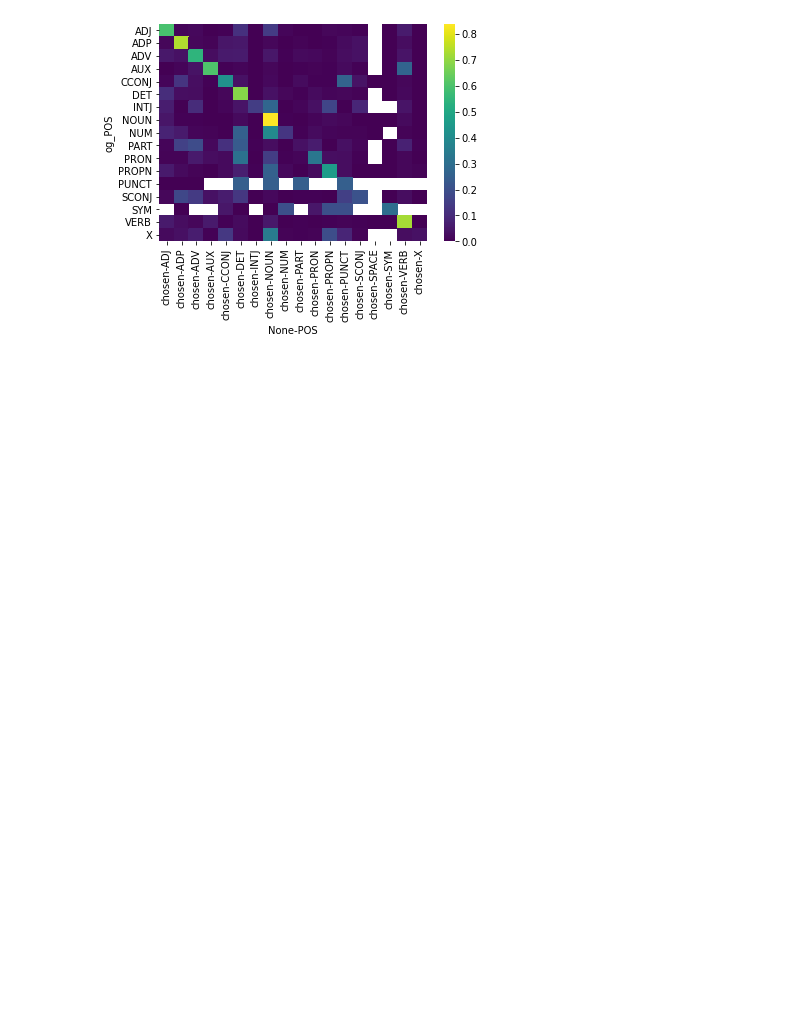
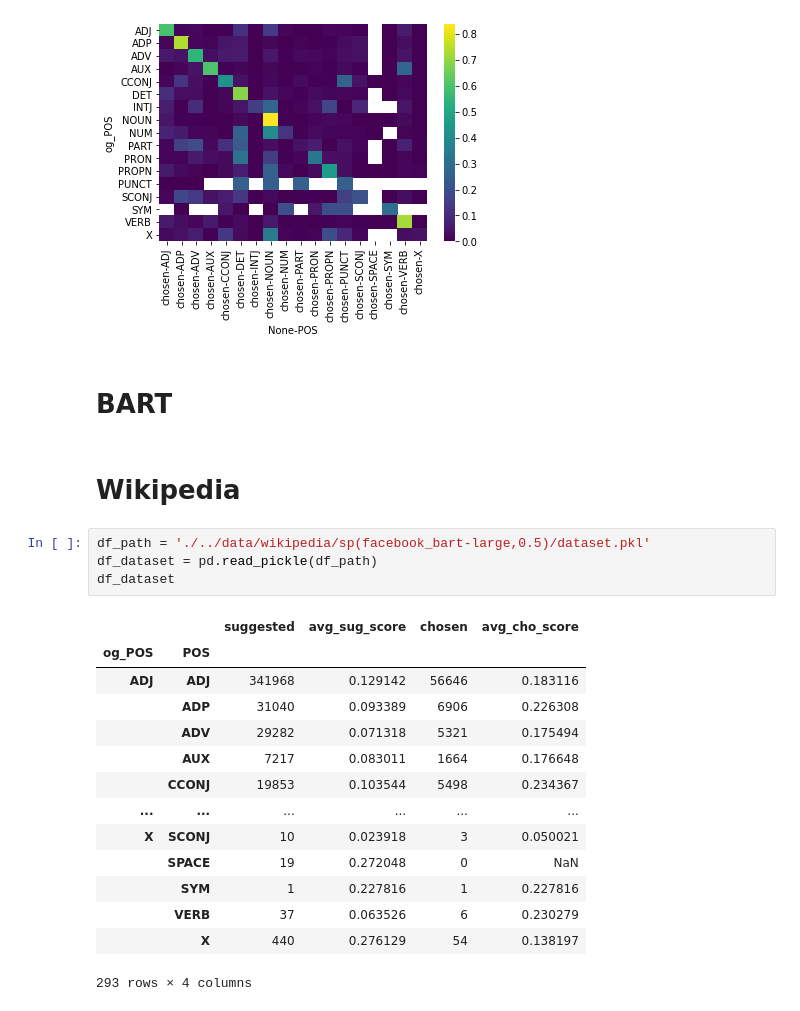
Before and after one commit to Thomas-Gottwald/Paraphraser, a Jupyter notebook: fill_mask_lm/dataset.ipynb, the cells around one changed output. Cells and saved outputs as stored; diff of their text form; blank space fills up the shorter version.

```diff
--- a/fill_mask_lm/dataset.ipynb
+++ b/fill_mask_lm/dataset.ipynb
@@ -231,3 +184,26 @@ plot_POS_heatmap(df_dataset, chosen=False)
 plot_POS_heatmap(df_dataset, chosen=True)
 # %% [output]
 [figure]
+# %% [markdown]
+# BART
+# %% [markdown]
+# Wikipedia
+# %%
+df_path = './../data/wikipedia/sp(facebook_bart-large,0.5)/dataset.pkl'
+df_dataset = pd.read_pickle(df_path)
+df_dataset
+# %% [output]
+|  |  | suggested | avg_sug_score | chosen | avg_cho_score |
+| og_POS | POS |  |  |  |  |
+| ADJ | ADJ | 341968 | 0.129142 | 56646 | 0.183116 |
+|  | ADP | 31040 | 0.093389 | 6906 | 0.226308 |
+|  | ADV | 29282 | 0.071318 | 5321 | 0.175494 |
+|  | AUX | 7217 | 0.083011 | 1664 | 0.176648 |
+|  | CCONJ | 19853 | 0.103544 | 5498 | 0.234367 |
+| ... | ... | ... | ... | ... | ... |
+| X | SCONJ | 10 | 0.023918 | 3 | 0.050021 |
+|  | SPACE | 19 | 0.272048 | 0 | NaN |
+|  | SYM | 1 | 0.227816 | 1 | 0.227816 |
+|  | VERB | 37 | 0.063526 | 6 | 0.230279 |
+|  | X | 440 | 0.276129 | 54 | 0.138197 |
+293 rows × 4 columns
```
Also changed, not shown: parts of 41 cells of this notebook, 4 other files.
